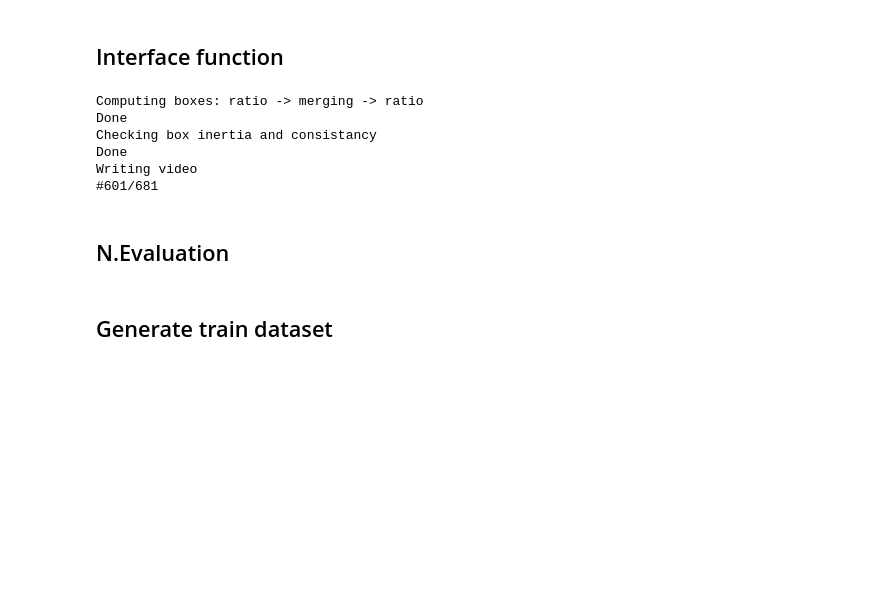
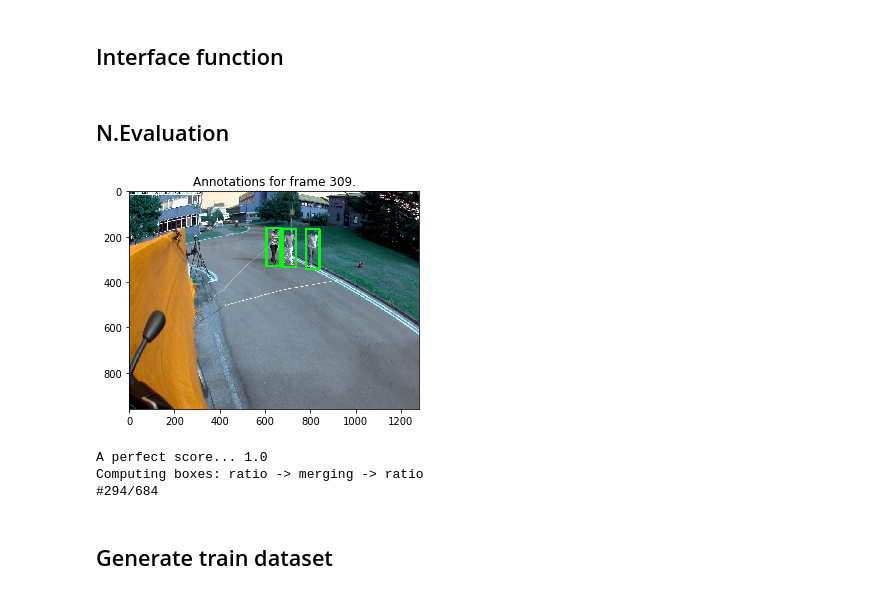
Before and after one commit to paulasquin/computer-vision-cs, a Jupyter notebook: Assignment2/asquin.ipynb, the cells around one changed output. Saved outputs shown, nothing was run; the diff lists cells and outputs as text; code cells hidden in the pictures; blank space fills up the shorter version.

```diff
--- a/Assignment2/asquin.ipynb
+++ b/Assignment2/asquin.ipynb
@@ -382,18 +342,11 @@ def pedestrians(data_root, _W, _H, _N):
         les_im_backsub_path=interface.les_im_backsub_path,
         video_name="apply_box")
 
-    ## Traiter pour format pedestrians
-    return les_wholes_box_id
+    # Putting in format asked by evaluation function
+    les_pedestrians = []
+    for id_frame, frame_boxes in enumerate(les_wholes_box_id):
+        for id_box, box in enumerate(frame_boxes):
+            pedestrian = [id_frame+1, id_box+1, box.x_min, box.y_min, box.x_max-box.x_min, box.y_max-box.y_min]
+            les_pedestrians.append(pedestrian)
 
-
-
-    # return [[1,1,617,128,20,50]]
-
-les_wholes_box_id = pedestrians(data_root,_, _, _)
+    return les_pedestrians
-# %% [output]
-Computing boxes: ratio -> merging -> ratio
-Done
-Checking box inertia and consistancy
-Done
-Writing video
-#601/681
@@ -469,32 +414,36 @@ def evaluate_solution(gt, solution, N):
     return np.asarray(score).mean()
 
 
 def show_annotation(solution, frame):
     assert _N >= frame
     im = read_frame(data_root, frame)
     bbs = annotations_for_frame(solution, frame)
     for bb in bbs:
         x, y = bb[2:4]
         dx, dy = bb[4:6]
         cv2.rectangle(im, (x, y), (x+dx, y+dy), (0,255,0), 10)
     plt.imshow(im)
     plt.title('Annotations for frame {}.'.format(frame))
     plt.show()
     return
 
 
 SCORING = True
 if SCORING:
     gt = read_gt(gt_path)
     check_id = 309
     show_annotation(gt, check_id)
 
     print('A perfect score... {}'.format(evaluate_solution(gt, gt, _N)))
 
     # your solution will be tested simply by changing the dataset
     # and changing the module, i.e., the following has to work
     # with simply using your module
-    # sol = pedestrians(data_root, _W, _H, _N)
-    sol = les_pedestrians
+    sol = pedestrians(data_root, _W, _H, _N)
     print('A great score! {}'.format(evaluate_solution(sol, gt, _N)))
     show_annotation(sol, check_id)
+# %% [output]
+[figure, added]
+A perfect score... 1.0
+Computing boxes: ratio -> merging -> ratio
+#294/684
```
Also changed, not shown: parts of 4 cells of this notebook.
